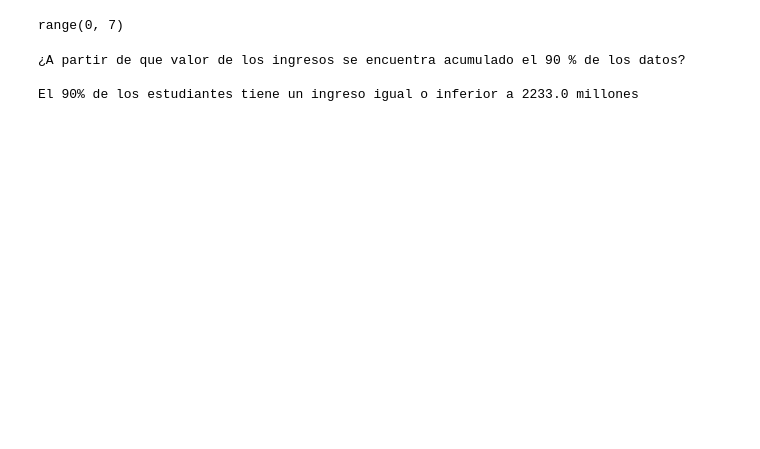
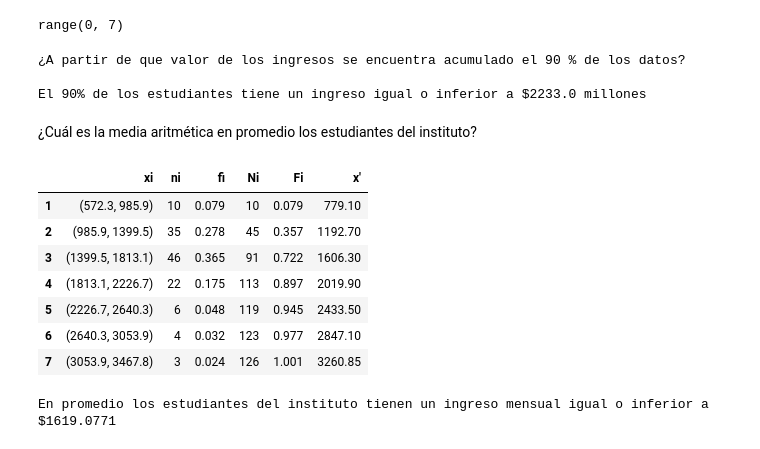
Before and after one commit to Kaiziferr/statistics, a Jupyter notebook: statistics/descriptive_statistics/01_estadistica_descriptiva.ipynb, the cells around one changed output. Saved outputs shown, nothing was run; the diff lists cells and outputs as text; code cells hidden in the pictures; blank space fills up the shorter version.

```diff
--- a/statistics/descriptive_statistics/01_estadistica_descriptiva.ipynb
+++ b/statistics/descriptive_statistics/01_estadistica_descriptiva.ipynb
@@ -281,8 +279,10 @@ def calculete_value_percent(percent, amplitud, table_frecuency)->int:
 # %%
 print("¿A partir de que valor de los ingresos se encuentra acumulado el 90 % de los datos?\n")
 res = calculete_value_percent(0.9, amplitud, table_frecuency)
-print(f"El 90% de los estudiantes tiene un ingreso igual o inferior a {res} millones")
+print(f"El 90% de los estudiantes tiene un ingreso igual o inferior a ${res} millones")
 # %% [output]
 ¿A partir de que valor de los ingresos se encuentra acumulado el 90 % de los datos?
 
-El 90% de los estudiantes tiene un ingreso igual o inferior a 2233.0 millones
+El 90% de los estudiantes tiene un ingreso igual o inferior a $2233.0 millones
+# %% [markdown]
+¿Cuál es la media aritmética en promedio los estudiantes del instituto?
@@ -288,0 +293,15 @@ El 90% de los estudiantes tiene un ingreso igual o inferior a 2233.0 millones
+# %%
+table_frecuency
+# %% [output]
+|  | xi | ni | fi | Ni | Fi | x' |
+| 1 | (572.3, 985.9) | 10 | 0.079 | 10 | 0.079 | 779.10 |
+| 2 | (985.9, 1399.5) | 35 | 0.278 | 45 | 0.357 | 1192.70 |
+| 3 | (1399.5, 1813.1) | 46 | 0.365 | 91 | 0.722 | 1606.30 |
+| 4 | (1813.1, 2226.7) | 22 | 0.175 | 113 | 0.897 | 2019.90 |
+| 5 | (2226.7, 2640.3) | 6 | 0.048 | 119 | 0.945 | 2433.50 |
+| 6 | (2640.3, 3053.9) | 4 | 0.032 | 123 | 0.977 | 2847.10 |
+| 7 | (3053.9, 3467.8) | 3 | 0.024 | 126 | 1.001 | 3260.85 |
+# %%
+print(f"En promedio los estudiantes del instituto tienen un ingreso mensual igual o inferior a ${arithmetic_average(table_frecuency)}")
+# %% [output]
+En promedio los estudiantes del instituto tienen un ingreso mensual igual o inferior a $1619.0771
```
Also changed, not shown: parts of 6 cells of this notebook.
